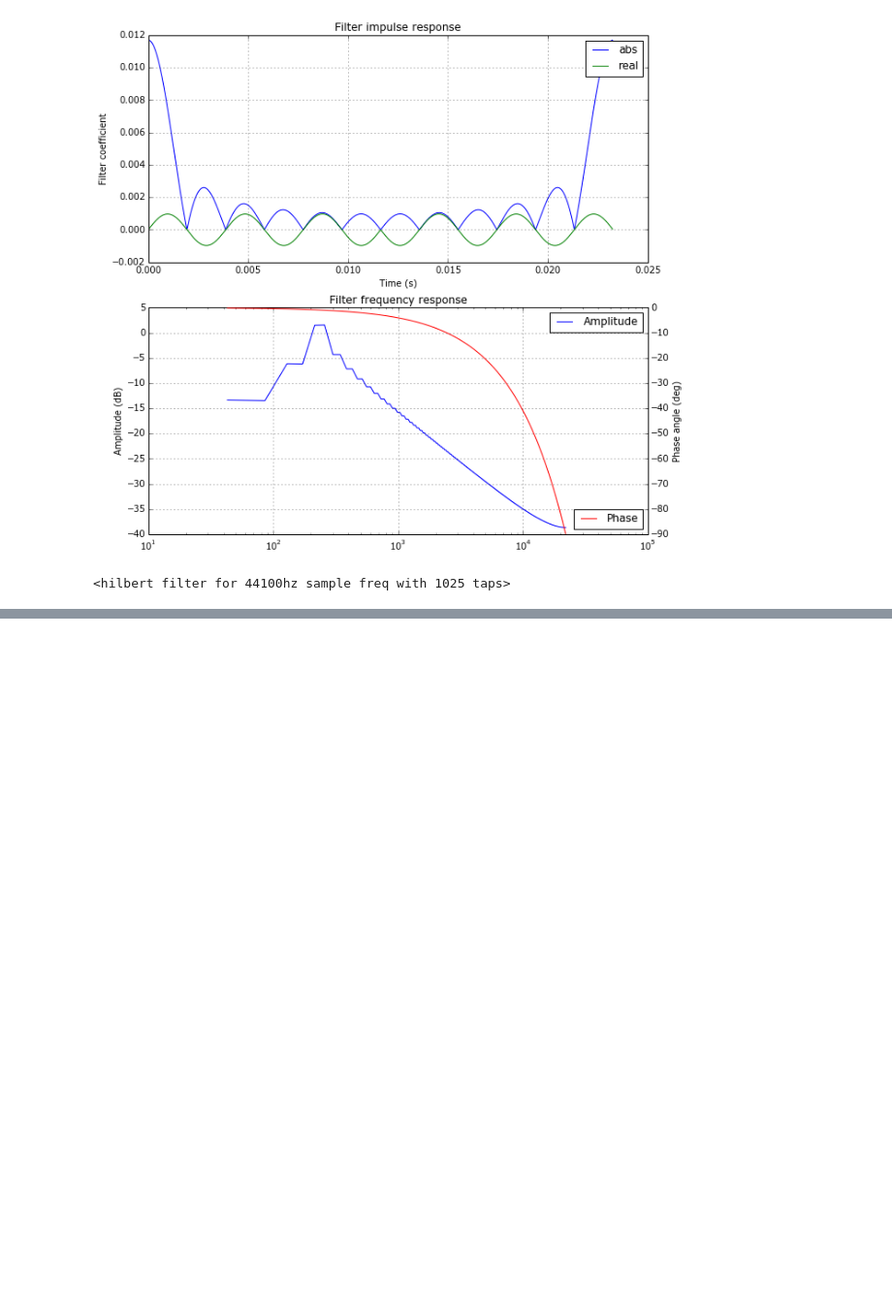
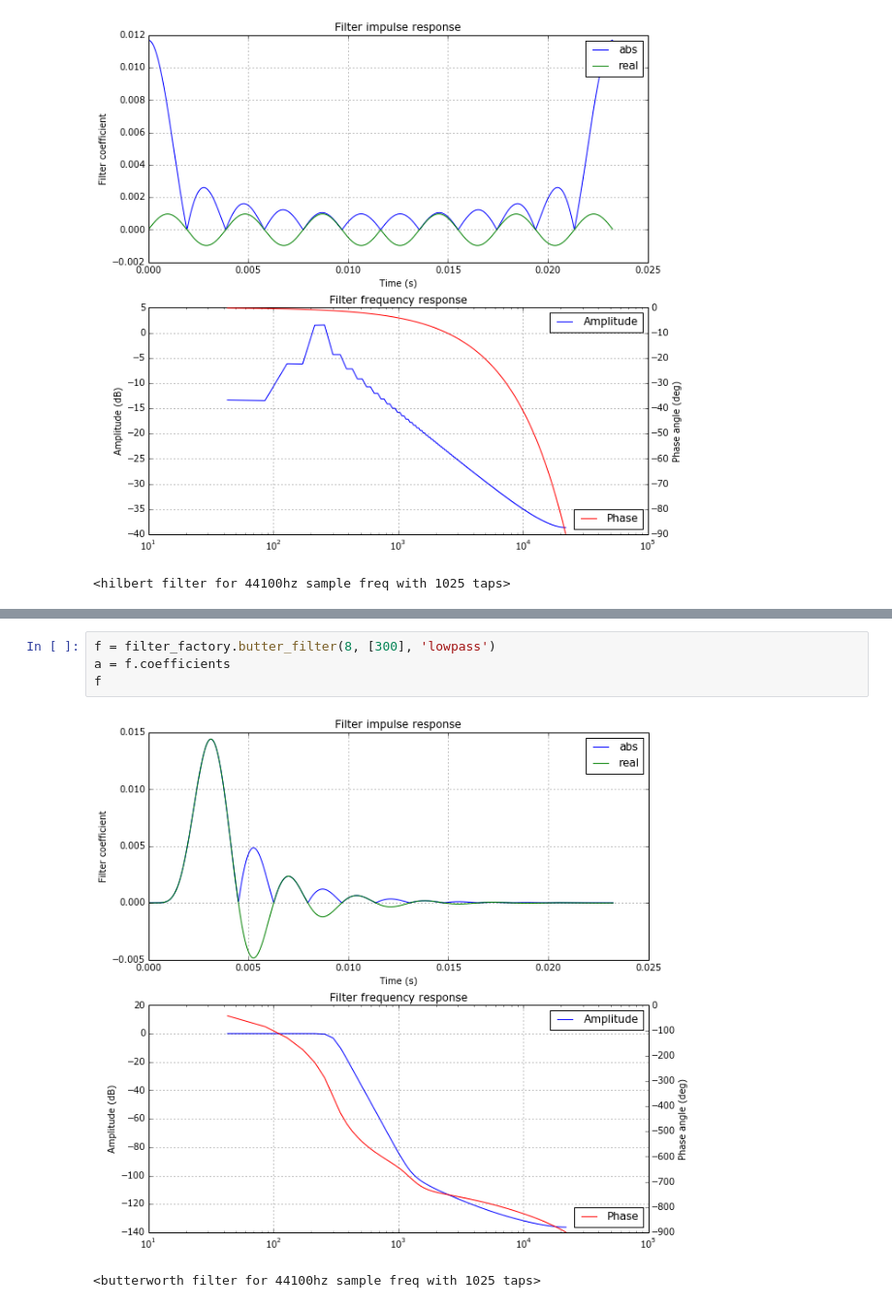
Before and after one commit to axiak/speakers, a Jupyter notebook: notebooks/HilbertFun.ipynb, the cells around one changed output, grey strips where cells are left out. Shown: that part at 97% size. Saved outputs shown, nothing was run; the diff lists cells and outputs as text; blank space fills up the shorter version.

```diff
--- a/notebooks/HilbertFun.ipynb
+++ b/notebooks/HilbertFun.ipynb
@@ -36,0 +38,7 @@ f
+# %%
+f = filter_factory.butter_filter(8, [300], 'lowpass')
+a = f.coefficients
+f
+# %% [output]
+[figure, added]
+<butterworth filter for 44100hz sample freq with 1025 taps>
```
Also changed, not shown: parts of 9 cells of this notebook, 1 other file.
